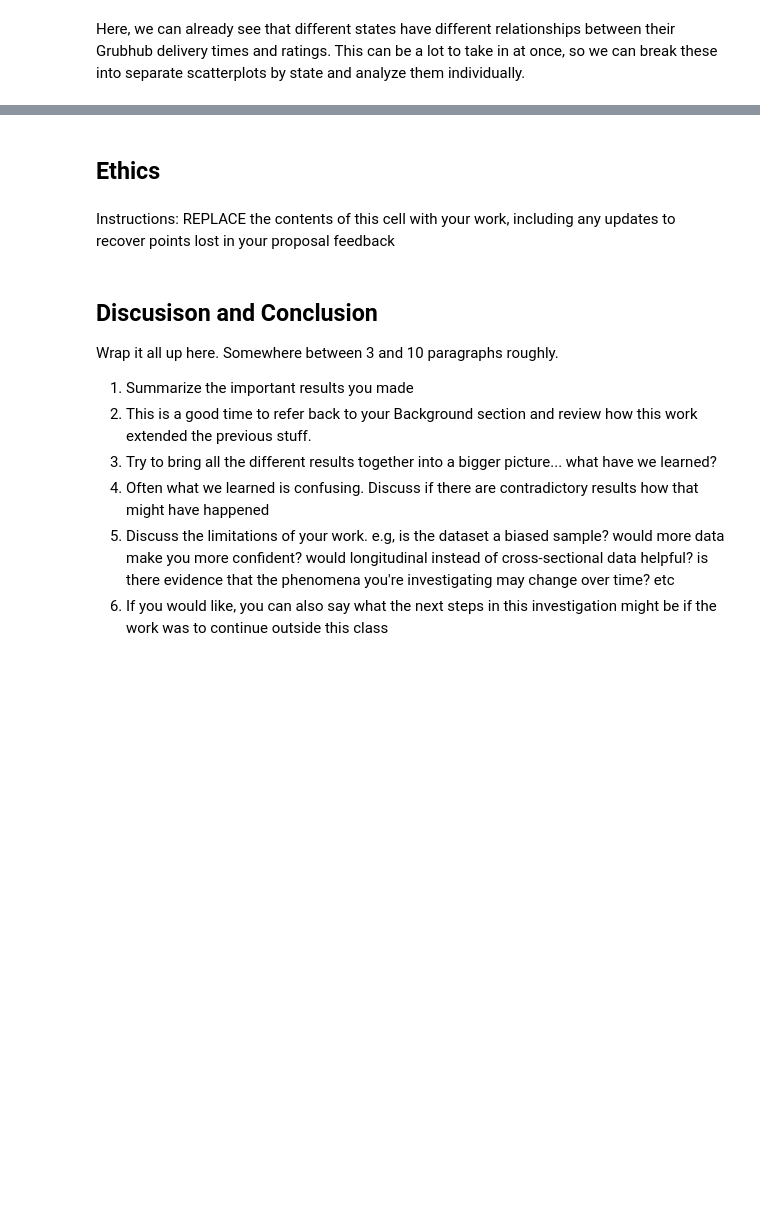
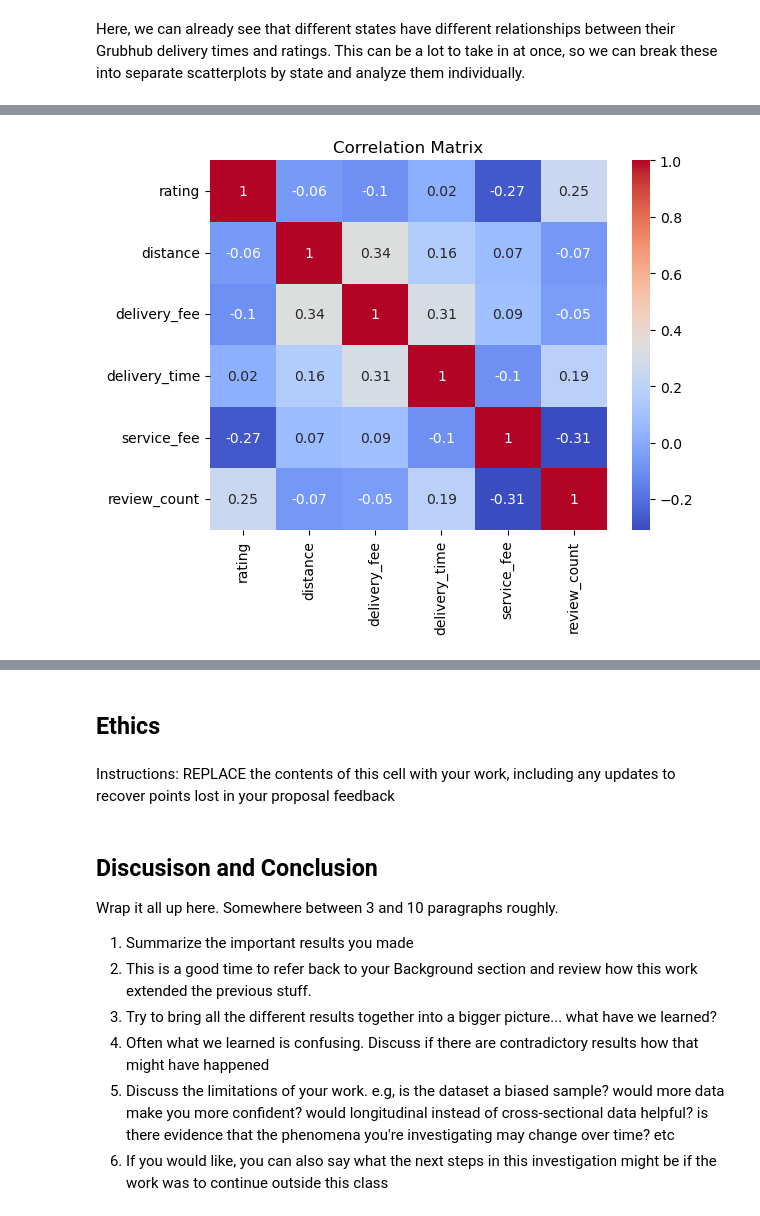
Before and after one commit to COGS108/Group111_WI26, a Jupyter notebook: 03-FinalProject.ipynb, the cells around one changed output, grey strips where cells are left out. Saved outputs shown, nothing was run; the diff lists cells and outputs as text; code cells hidden in the pictures; blank space fills up the shorter version.

```diff
--- a/03-FinalProject.ipynb
+++ b/03-FinalProject.ipynb
@@ -348,0 +348,11 @@ Some more words and stuff.  Remember notebooks work best if you interleave the c
+# %%
+sns.heatmap(
+    grubhub[['rating','distance','delivery_fee','delivery_time','service_fee','review_count']].corr().round(2),
+    annot=True,
+    cmap='coolwarm'
+)
+
+plt.title("Correlation Matrix")
+plt.show()
+# %% [output]
+[figure, added]
```
Also changed, not shown: parts of 36 cells of this notebook.
